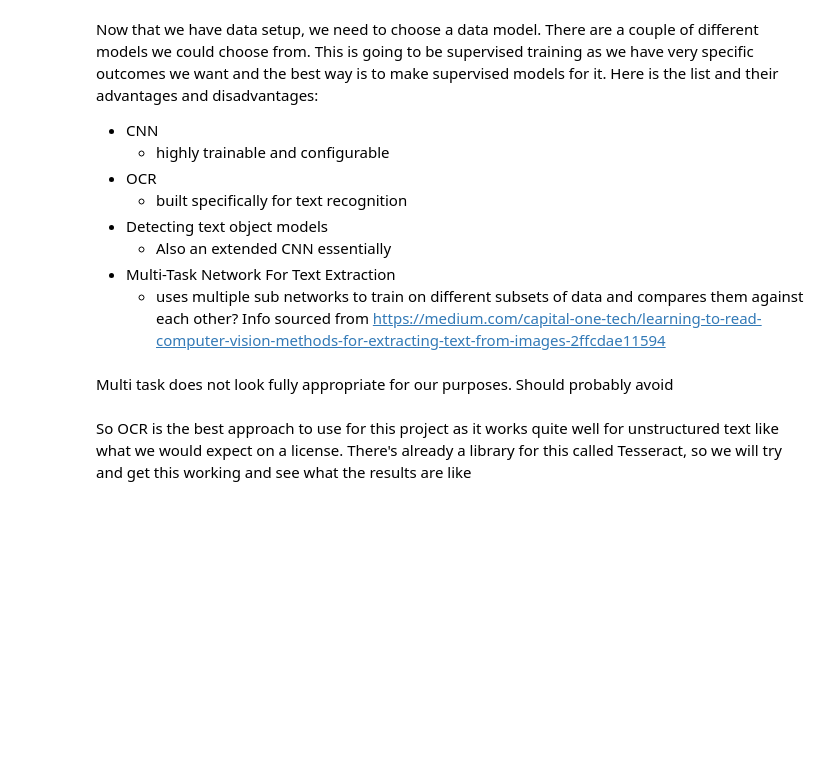
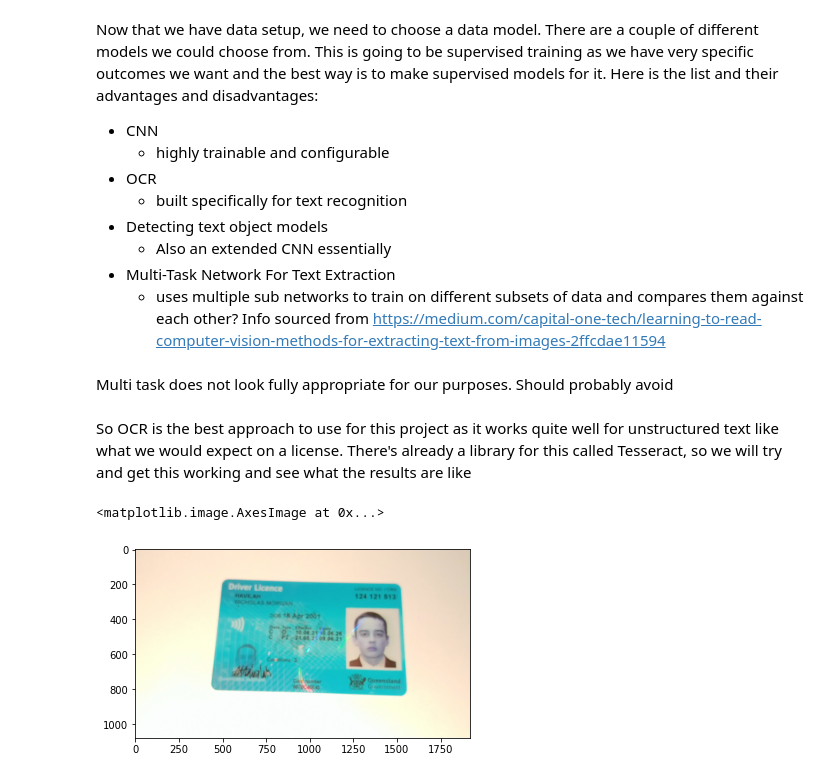
Before and after one commit to nhavilah/constructit, a Jupyter notebook: Image_Processor_Book_1.ipynb, the cells around one changed output. Cells and saved outputs as stored; diff of their text form; code cells hidden in the pictures; blank space fills up the shorter version.

Commit message:
trying new images

```diff
--- a/Image_Processor_Book_1.ipynb
+++ b/Image_Processor_Book_1.ipynb
@@ -980,3 +957,7 @@ Multi task does not look fully appropriate for our purposes. Should probably avo
 So OCR is the best approach to use for this project as it works quite well for unstructured text like what we would expect on a license. There's already a library for this called Tesseract, so we will try and get this working and see what the results are like
 # %%
 img = cv2.imread('./snapshots/snapShot0.jpg')
+plt.imshow(img)
+# %% [output]
+<matplotlib.image.AxesImage at 0x...>
+[figure, added]
```
Also changed, not shown: parts of 29 cells of this notebook, 5 other files.
